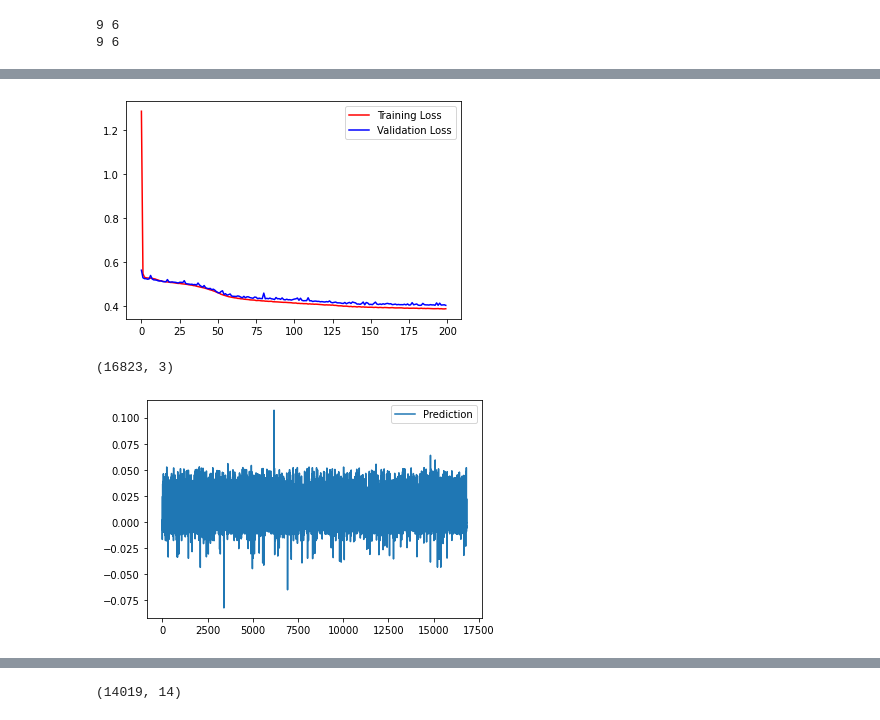
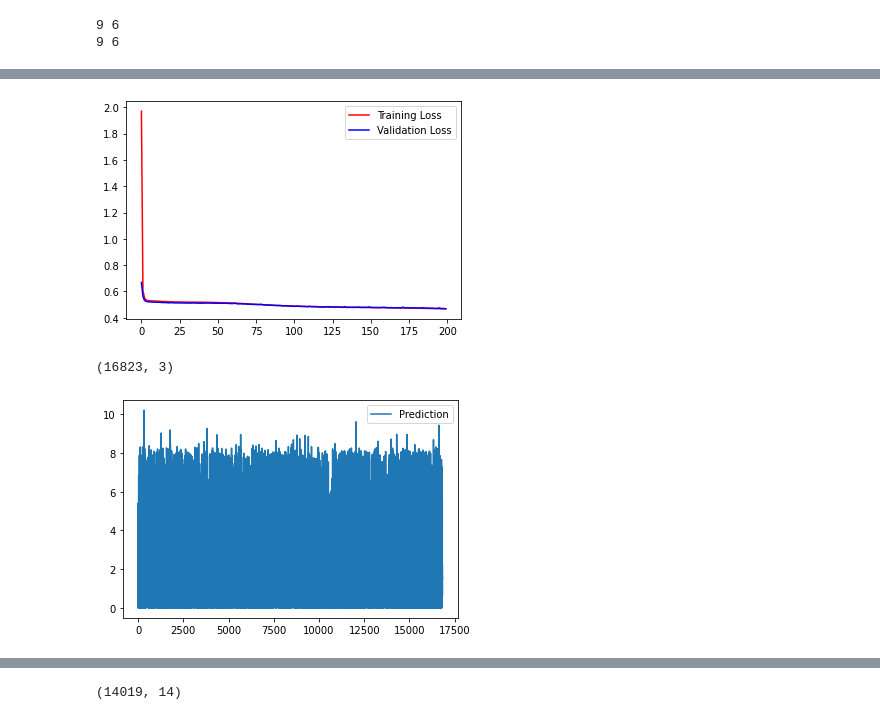
Before and after one commit to msaad1311/TfL-Dataset, a Jupyter notebook: src/EDA.ipynb, the cells around one changed output, grey strips where cells are left out. Cells and saved outputs as stored; diff of their text form; code cells hidden in the pictures.

```diff
--- a/src/EDA.ipynb
+++ b/src/EDA.ipynb
@@ -484,15 +484,15 @@ numerical_input = keras.layers.Input(shape=(1, 2), name='numeric_input')
 
 # merged
 merged = keras.layers.concatenate([numerical_input, drivingCycle_embedinput,vehicles_embedinput])
-lstm_out0 = keras.layers.LSTM(32,return_sequences=True,activation='relu')(merged)
-lstm_out1 = keras.layers.LSTM(32,return_sequences=True,activation='relu')(lstm_out0)
-lstm_out2 = keras.layers.LSTM(32,return_sequences=True,activation='relu')(lstm_out1)
-lstm_out3 = keras.layers.LSTM(32,return_sequences=True,activation='relu')(lstm_out2)
+# lstm_out0 = keras.layers.LSTM(32,return_sequences=True,activation='relu')(merged)
+lstm_out1 = keras.layers.LSTM(16,return_sequences=True,activation='relu')(merged)
+lstm_out2 = keras.layers.LSTM(8,return_sequences=True,activation='relu')(lstm_out1)
+lstm_out3 = keras.layers.LSTM(4,return_sequences=True,activation='relu')(lstm_out2)
 flattened = keras.layers.Flatten()(lstm_out3)
-dense_out0 = keras.layers.Dense(32,activation='relu')(flattened)
-dense_out1 = keras.layers.Dense(16,activation='relu')(dense_out0)
-dense_out2 = keras.layers.Dense(8,activation='relu')(dense_out1)
-dense_out3 = keras.layers.Dense(3,activation='relu')(dense_out2)
+# dense_out0 = keras.layers.Dense(32,activation='relu')(flattened)
+# dense_out1 = keras.layers.Dense(16,activation='relu')(dense_out0)
+# dense_out2 = keras.layers.Dense(8,activation='relu')(dense_out1)
+dense_out3 = keras.layers.Dense(3)(flattened)
 # %%
 model = keras.Model([numerical_input, drivingCycle_catinput,vehicles_catinput], dense_out3)
 model.summary()
@@ -543,20 +543,20 @@ plt.plot(history.history['val_loss'],color='b',label='Validation Loss')
 plt.legend()
 plt.show()
 # %% [output]
-[figure, old version]
+[figure, new version]
 # %%
 pred = model.predict([xtest_numeric,drivingCycle_test,vehicle_test])
 print(pred.shape)
 # %% [output]
 (16823, 3)
 # %%
-p=0
+p=2
 plt.plot(pred[:,p],label='Prediction')
 # plt.plot(ytest[:,p],label='Actual')
 plt.legend()
 plt.show()
 # %% [output]
-[figure, old version]
+[figure, new version]
 # %%
 for i in range(0,3):
     print(f'for {i} RMSE is {math.sqrt(mse(ytest[:,i],pred[:,i]))*1000} and R2 is {r2_score(ytest[:,i],pred[:,i])*100}')
```
Also changed, not shown: parts of 3 cells of this notebook.
